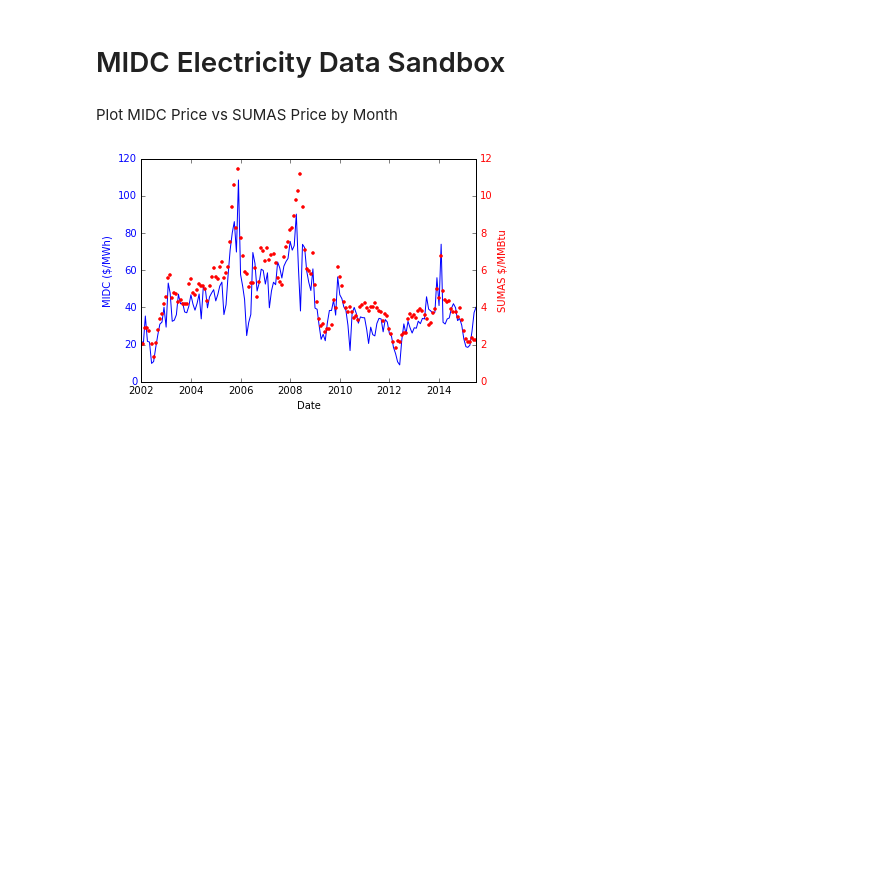
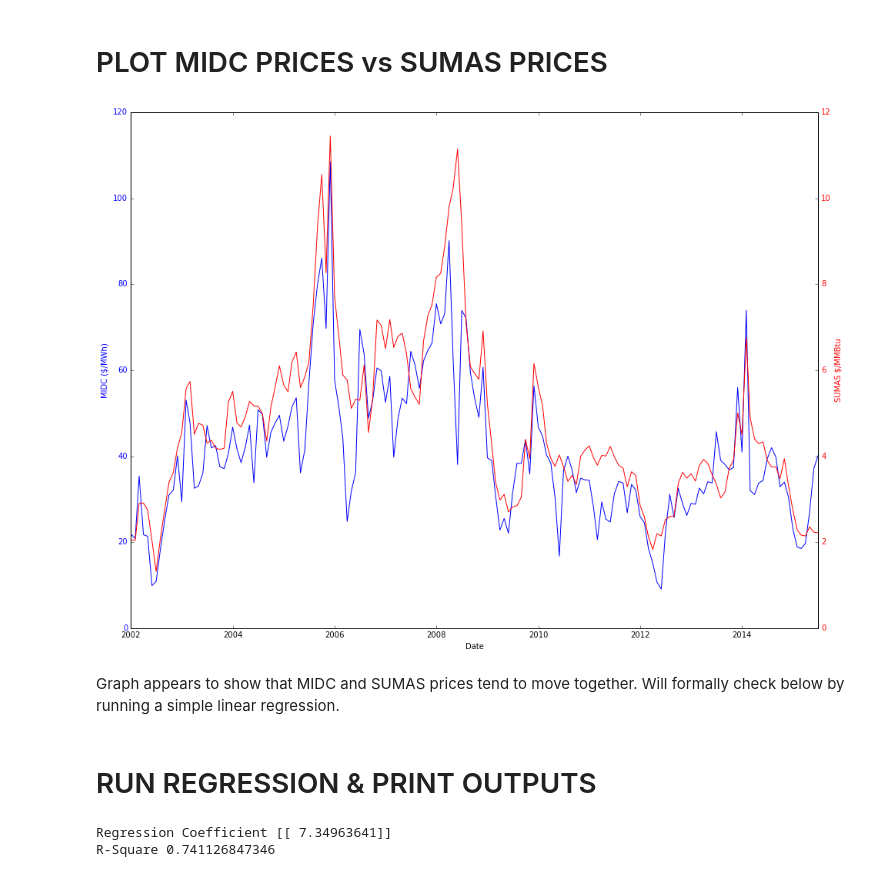
Before and after one commit to johnrudolph08/jupyter, a Jupyter notebook: MIDC/MIDC.ipynb, the cells around one changed output. Cells and saved outputs as stored; diff of their text form; code cells hidden in the pictures; blank space fills up the shorter version.

```diff
--- a/MIDC/MIDC.ipynb
+++ b/MIDC/MIDC.ipynb
@@ -1,39 +1,62 @@
-# %% [markdown]
-# MIDC Electricity Data Sandbox
-# %% [markdown]
-Plot MIDC Price vs SUMAS Price by Month
+# %% [markdown]
+# PLOT MIDC PRICES vs SUMAS PRICES
 # %%
 %matplotlib inline
-
 import pandas as pd
 import matplotlib.pyplot as plt
 
 # read in csv file
 df = pd.read_csv('mid_c.csv')
 
 #create arrays of values
 Date = pd.to_datetime(pd.Series(df.Date.values)) #need to convert dates from string to datetime
 Peak = df.Peak.values
 Sumas = df.Sumas.values
 
 #create figure
+plt.rcParams['figure.figsize'] = 16, 12
 fig, ax1 = plt.subplots()
 ax1.plot(Date, Peak, 'b-')
 ax1.set_xlabel('Date')
 # Make the y1-axis label and tick labels match the line color.
 ax1.set_ylabel('MIDC ($/MWh)', color='b')
 for tl in ax1.get_yticklabels():
     tl.set_color('b')
 
 #add a second axis
 ax2 = ax1.twinx()
-ax2.plot(Date, Sumas, 'r.')
+ax2.plot(Date, Sumas, 'r-')
 # Make the y2-axis label and tick labels match the line color.
 ax2.set_ylabel('SUMAS $/MMBtu', color='r')
 for tl in ax2.get_yticklabels():
     tl.set_color('r')
 
 #create plot
 plt.show()
 # %% [output]
-[figure, old version]
+[figure, new version]
+# %% [markdown]
+Graph appears to show that MIDC and SUMAS prices tend to move together. Will formally check below by running a simple linear regression.
+# %% [markdown]
+# RUN REGRESSION & PRINT OUTPUTS
+# %%
+import numpy as np
+from sklearn import datasets, linear_model
+from sklearn.metrics import r2_score
+
+#create regression object
+rg = linear_model.LinearRegression()
+
+#need to transpose data arrays
+X = np.array([Sumas]).T
+Y = np.array([Peak]).T
+
+#fit model
+rg.fit(X, Y)
+
+# The coefficients
+print('Regression Coefficient', rg.coef_)
+print('R-Square', r2_score(Y, rg.predict(X)))
+# %% [output]
+Regression Coefficient [[ 7.34963641]]
+R-Square 0.741126847346
```
Also changed, not shown: parts of 3 cells of this notebook.
